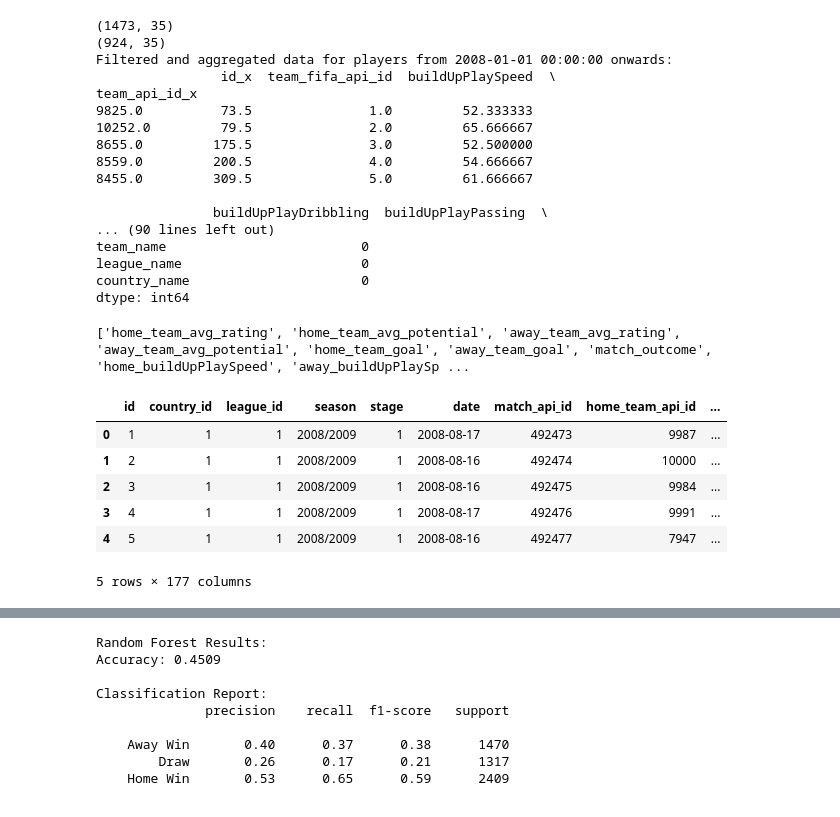
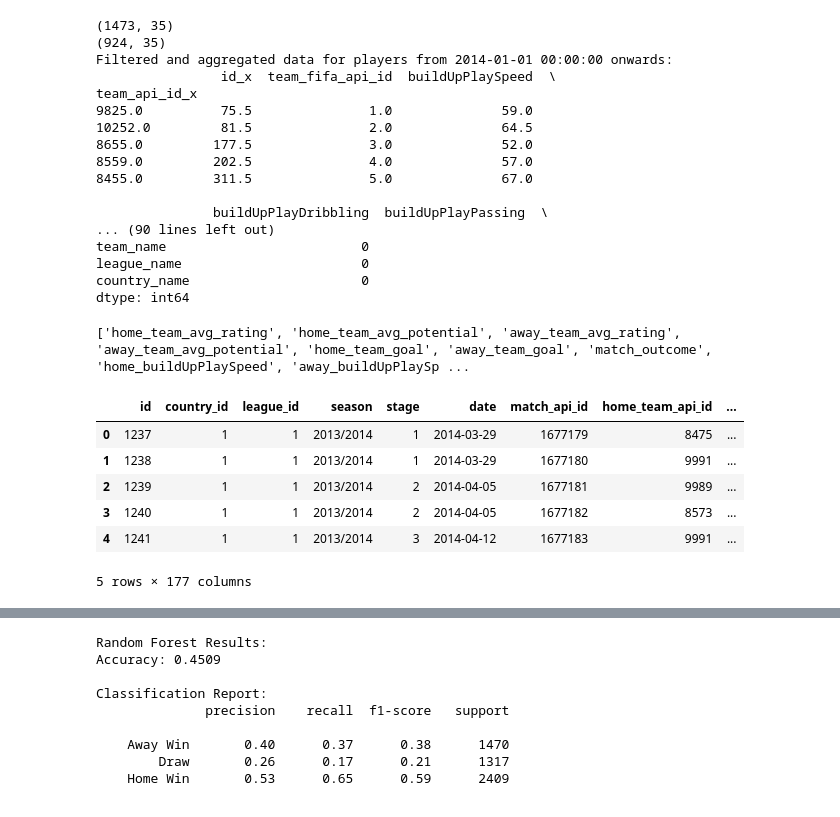
Before and after one commit to Shrimadh/ALDA, a Jupyter notebook: match_outcome_prediction.ipynb, the cells around one changed output, grey strips where cells are left out. Saved outputs shown, nothing was run; the diff lists cells and outputs as text; code cells hidden in the pictures.

```diff
--- a/match_outcome_prediction.ipynb
+++ b/match_outcome_prediction.ipynb
@@ -49,7 +49,7 @@ print(teams.shape)
 teams['date'] = pd.to_datetime(teams['date'])
 
 def get_filter_year():
-    year = pd.to_datetime('2008-01-01')
+    year = pd.to_datetime('2014-01-01')
     return year
 
 def aggregate_numeric(x):
@@ -90,14 +90,14 @@ print(nan_count)
 # %% [output]
 (1473, 35)
 (924, 35)
-Filtered and aggregated data for players from 2008-01-01 00:00:00 onwards:
+Filtered and aggregated data for players from 2014-01-01 00:00:00 onwards:
                 id_x  team_fifa_api_id  buildUpPlaySpeed  \
 team_api_id_x
-9825.0          73.5               1.0         52.333333
-10252.0         79.5               2.0         65.666667
-8655.0         175.5               3.0         52.500000
-8559.0         200.5               4.0         54.666667
-8455.0         309.5               5.0         61.666667
+9825.0          75.5               1.0              59.0
+10252.0         81.5               2.0              64.5
+8655.0         177.5               3.0              52.0
+8559.0         202.5               4.0              57.0
+8455.0         311.5               5.0              67.0
 
                buildUpPlayDribbling  buildUpPlayPassing  \
 ... (90 lines left out)
@@ -110,7 +110,7 @@ import pandas as pd
 import matplotlib.pyplot as plt
 import seaborn as sns
 
-df_match_filtered = df_match[df_match['date'] > '2008-01-01']
+df_match_filtered = df_match[df_match['date'] > '2014-01-01']
 
 df_combined = df_match_filtered.merge(df_league, left_on='league_id', right_on='id', suffixes=('', '_league'))
 df_combined = df_combined.merge(df_country, left_on='country_id', right_on='id', suffixes=('', '_country'))
@@ -150,38 +150,38 @@ for attr in attributes:
     df_combined[f'home_{attr}'] = df_combined['home_team_api_id'].map(teams[attr])
     df_combined[f'away_{attr}'] = df_combined['away_team_api_id'].map(teams[attr])
 
 categorical_columns = ['buildUpPlaySpeedClass', 'buildUpPlayDribblingClass', 'buildUpPlayPassingClass',
                        'buildUpPlayPositioningClass', 'chanceCreationPassingClass', 'chanceCreationCrossingClass',
                        'chanceCreationShootingClass', 'chanceCreationPositioningClass', 'defencePressureClass',
                        'defenceAggressionClass', 'defenceTeamWidthClass', 'defenceDefenderLineClass']
 
 def one_hot_encode_column(column):
     unique_values = column.unique()
     return column.apply(lambda x: list(unique_values).index(x))
 
 for col in categorical_columns:
     df_combined[f'home_{col}'] = one_hot_encode_column(df_combined[f'home_{col}'])
     df_combined[f'away_{col}'] = one_hot_encode_column(df_combined[f'away_{col}'])
 features_for_correlation = [
     'home_team_avg_rating', 'home_team_avg_potential',
     'away_team_avg_rating', 'away_team_avg_potential',
     'home_team_goal', 'away_team_goal', 'match_outcome'
 ]
 
 for attr in attributes:
     features_for_correlation.append(f'home_{attr}')
     features_for_correlation.append(f'away_{attr}')
 
 print(features_for_correlation)
 df_combined.head()
 # %% [output]
 ['home_team_avg_rating', 'home_team_avg_potential', 'away_team_avg_rating', 'away_team_avg_potential', 'home_team_goal', 'away_team_goal', 'match_outcome', 'home_buildUpPlaySpeed', 'away_buildUpPlaySp ...
 |  | id | country_id | league_id | season | stage | date | match_api_id | home_team_api_id | ... |
-| 0 | 1 | 1 | 1 | 2008/2009 | 1 | 2008-08-17 | 492473 | 9987 | ... |
-| 1 | 2 | 1 | 1 | 2008/2009 | 1 | 2008-08-16 | 492474 | 10000 | ... |
-| 2 | 3 | 1 | 1 | 2008/2009 | 1 | 2008-08-16 | 492475 | 9984 | ... |
-| 3 | 4 | 1 | 1 | 2008/2009 | 1 | 2008-08-17 | 492476 | 9991 | ... |
-| 4 | 5 | 1 | 1 | 2008/2009 | 1 | 2008-08-16 | 492477 | 7947 | ... |
+| 0 | 1237 | 1 | 1 | 2013/2014 | 1 | 2014-03-29 | 1677179 | 8475 | ... |
+| 1 | 1238 | 1 | 1 | 2013/2014 | 1 | 2014-03-29 | 1677180 | 9991 | ... |
+| 2 | 1239 | 1 | 1 | 2013/2014 | 2 | 2014-04-05 | 1677181 | 9989 | ... |
+| 3 | 1240 | 1 | 1 | 2013/2014 | 2 | 2014-04-05 | 1677182 | 8573 | ... |
+| 4 | 1241 | 1 | 1 | 2013/2014 | 3 | 2014-04-12 | 1677183 | 9991 | ... |
 5 rows × 177 columns
 # %%
 
```
Also changed, not shown: parts of 2 cells of this notebook.
